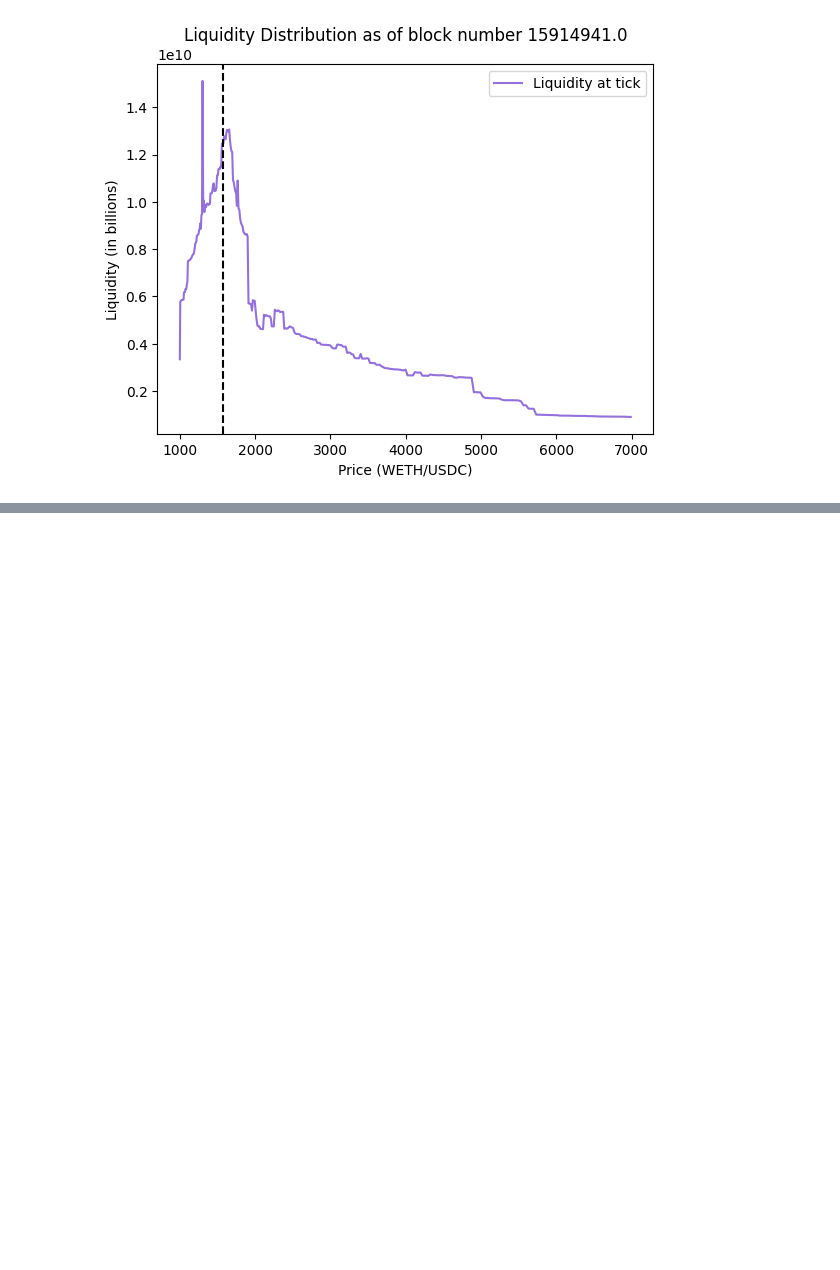
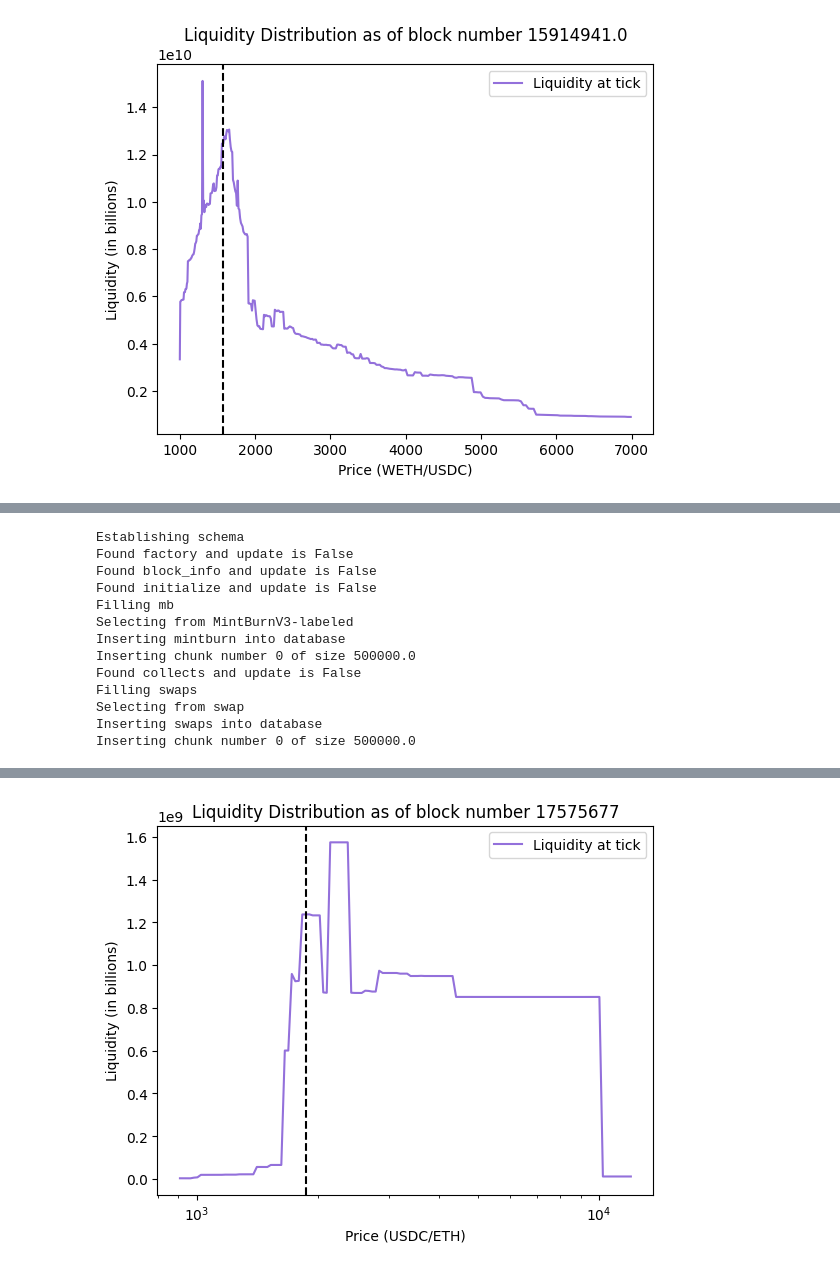
Before and after one commit to ankile/defi-measurement, a Jupyter notebook: experiments/volatility_metric.ipynb, the cells around one changed output, grey strips where cells are left out. Saved outputs shown, nothing was run; the diff lists cells and outputs as text; code cells hidden in the pictures; blank space fills up the shorter version.

```diff
--- a/experiments/volatility_metric.ipynb
+++ b/experiments/volatility_metric.ipynb
@@ -360,0 +364,26 @@ Wall time: 3min 30s
+# %%
+%%time
+########### INPUT BLOCK ###############
+
+pool_add              = '0x7bea39867e4169dbe237d55c8242a8f2fcdcc387'
+block_number          = 17_575_677
+transaction_index     = 0
+display_price_lower   = 900
+display_price_upper   = 12000
+
+#######################################
+plot_liquidity(pool_add, block_number, transaction_index, display_price_lower, display_price_upper, initialize=True)
+# %% [output]
+Establishing schema
+Found factory and update is False
+Found block_info and update is False
+Found initialize and update is False
+Filling mb
+Selecting from MintBurnV3-labeled
+Inserting mintburn into database
+Inserting chunk number 0 of size 500000.0
+Found collects and update is False
+Filling swaps
+Selecting from swap
+Inserting swaps into database
+Inserting chunk number 0 of size 500000.0
@@ -360,0 +393 @@ Wall time: 3min 30s
+[figure, added]
```
Also changed, not shown: parts of 3 cells of this notebook, 6 other files.
